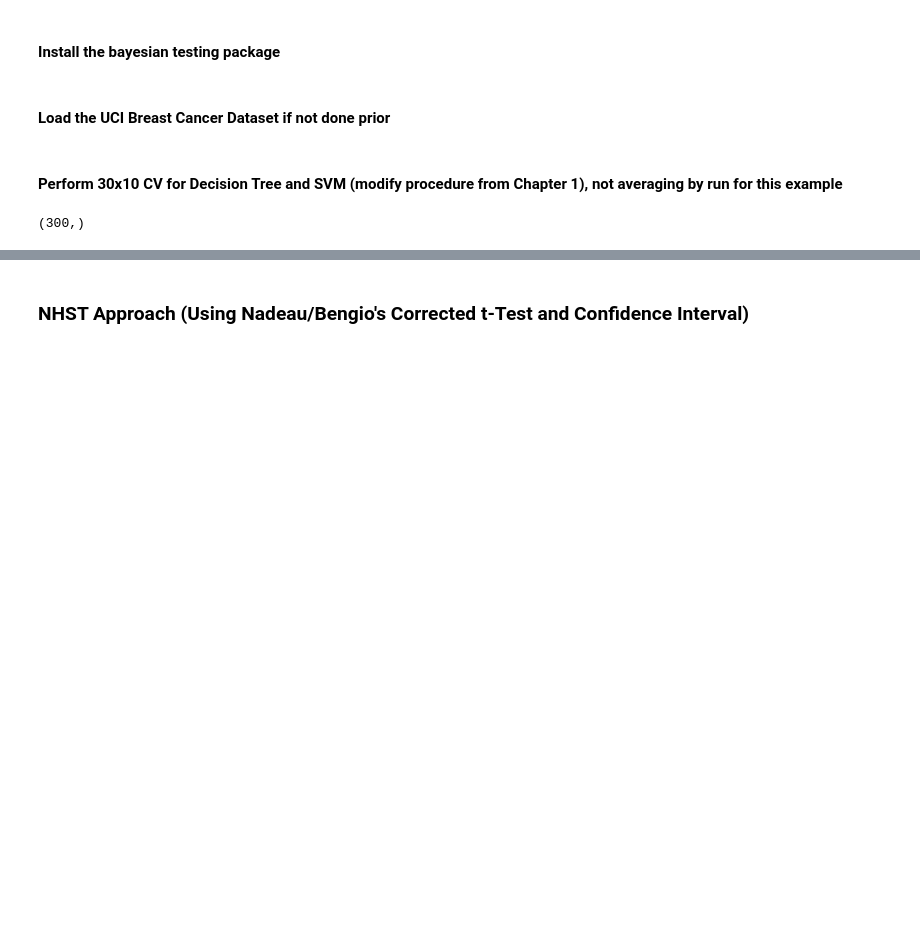
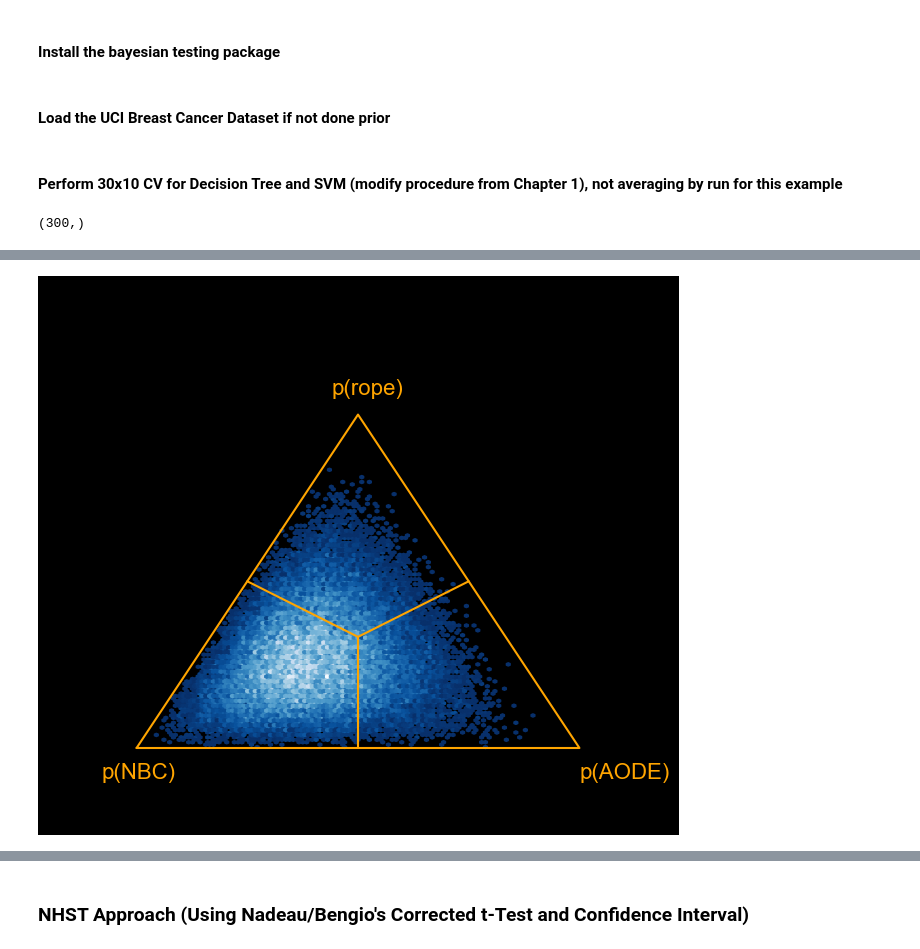
Before and after one commit to zoisboukouvalas/MachineLearningEvaluation_TowardsReliableResponsibleAI, a Jupyter notebook: Part_II/Chapter-6-Statistical-Significance/StatisticalSignificance_SO.ipynb, the cells around one changed output, grey strips where cells are left out. Cells and saved outputs as stored; diff of their text form; code cells hidden in the pictures; blank space fills up the shorter version.

```diff
--- a/Part_II/Chapter-6-Statistical-Significance/StatisticalSignificance_SO.ipynb
+++ b/Part_II/Chapter-6-Statistical-Significance/StatisticalSignificance_SO.ipynb
@@ -2605,0 +2823,6 @@ bayes_probs, bayes_plot = bt.two_on_single(accuracies_dt, accuracies_svm, runs=n
+# %%
+samples = bt.signtest_MC(scores, rope=0.01,  prior_strength=1, prior_place=bt.LEFT)
+fig = bt.plot_posterior(samples,names)
+plt.show()
+# %% [output]
+[figure, added]
```
Also changed, not shown: parts of 123 cells of this notebook.
